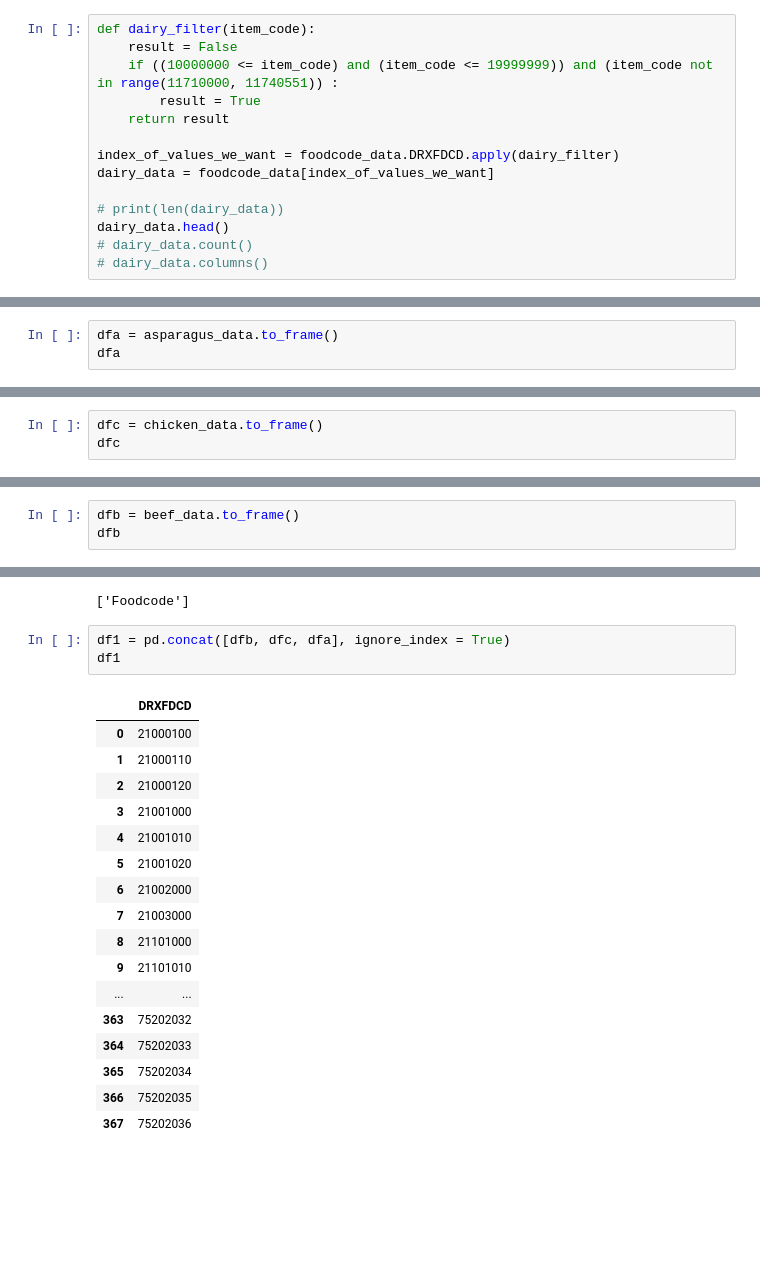
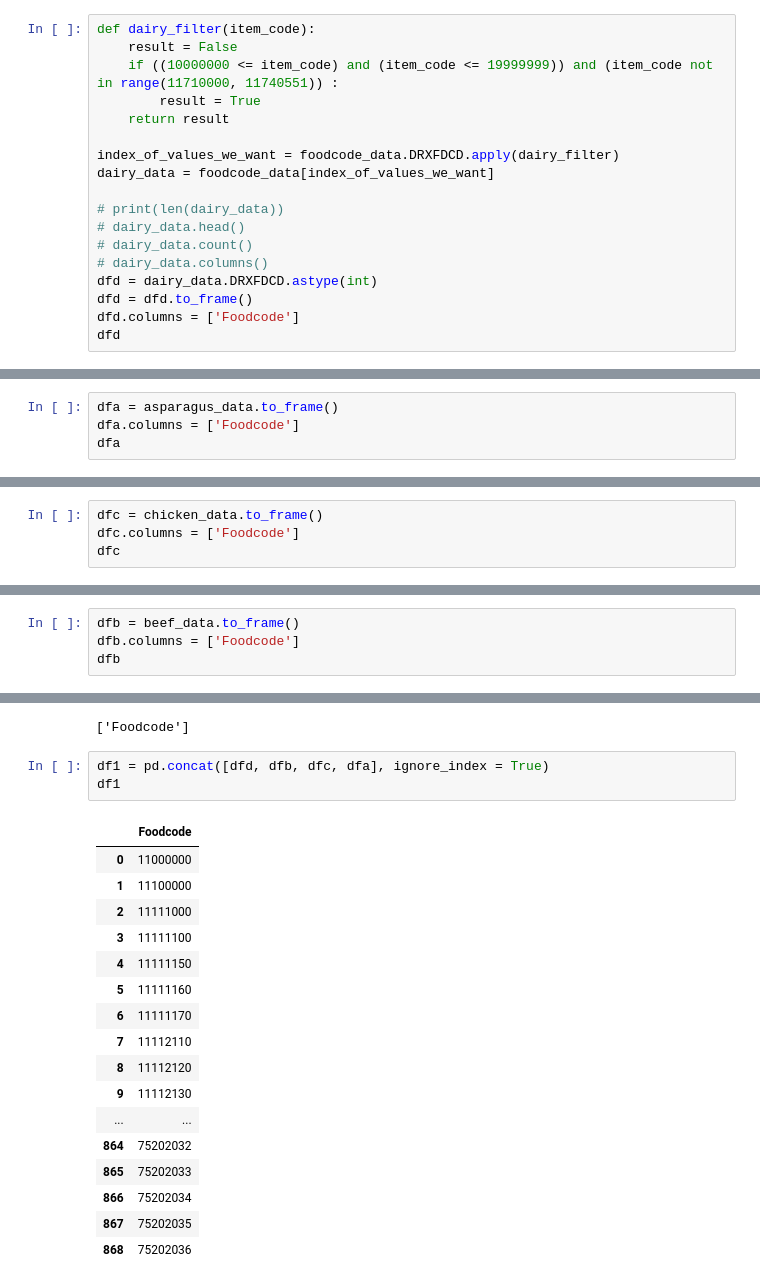
Before and after one commit to khenders/Python-Bridge-Project-2, a Jupyter notebook: OurProject2/4_19_17_FoodCode_Data_First_Processing.ipynb, the cells around one changed output, grey strips where cells are left out. Cells and saved outputs as stored; diff of their text form; blank space fills up the shorter version.

```diff
--- a/OurProject2/4_19_17_FoodCode_Data_First_Processing.ipynb
+++ b/OurProject2/4_19_17_FoodCode_Data_First_Processing.ipynb
@@ -56,7 +56,11 @@ index_of_values_we_want = foodcode_data.DRXFDCD.apply(dairy_filter)
 dairy_data = foodcode_data[index_of_values_we_want]
 
 # print(len(dairy_data))
-dairy_data.head()
+# dairy_data.head()
 # dairy_data.count()
 # dairy_data.columns()
+dfd = dairy_data.DRXFDCD.astype(int)
+dfd = dfd.to_frame()
+dfd.columns = ['Foodcode']
+dfd
 # %% [output]
@@ -108,5 +124,6 @@ asparagus_data.count()
 24
 # %%
 dfa = asparagus_data.to_frame()
+dfa.columns = ['Foodcode']
 dfa
 # %% [output]
@@ -134,5 +151,6 @@ list(dfa.columns)
 ['Foodcode']
 # %%
 dfc = chicken_data.to_frame()
+dfc.columns = ['Foodcode']
 dfc
 # %% [output]
@@ -161,5 +179,6 @@ list(dfc.columns)
 ['Foodcode']
 # %%
 dfb = beef_data.to_frame()
+dfb.columns = ['Foodcode']
 dfb
 # %% [output]
@@ -187,23 +206,23 @@ list(dfb.columns)
 # %% [output]
 ['Foodcode']
 # %%
-df1 = pd.concat([dfb, dfc, dfa], ignore_index = True)
+df1 = pd.concat([dfd, dfb, dfc, dfa], ignore_index = True)
 df1
 # %% [output]
-|  | DRXFDCD |
-| 0 | 21000100 |
-| 1 | 21000110 |
-| 2 | 21000120 |
-| 3 | 21001000 |
-| 4 | 21001010 |
-| 5 | 21001020 |
-| 6 | 21002000 |
-| 7 | 21003000 |
-| 8 | 21101000 |
-| 9 | 21101010 |
+|  | Foodcode |
+| 0 | 11000000 |
+| 1 | 11100000 |
+| 2 | 11111000 |
+| 3 | 11111100 |
+| 4 | 11111150 |
+| 5 | 11111160 |
+| 6 | 11111170 |
+| 7 | 11112110 |
+| 8 | 11112120 |
+| 9 | 11112130 |
 | ... | ... |
-| 363 | 75202032 |
-| 364 | 75202033 |
-| 365 | 75202034 |
-| 366 | 75202035 |
-| 367 | 75202036 |
+| 864 | 75202032 |
+| 865 | 75202033 |
+| 866 | 75202034 |
+| 867 | 75202035 |
+| 868 | 75202036 |
```
Also changed, not shown: parts of 5 cells of this notebook.
